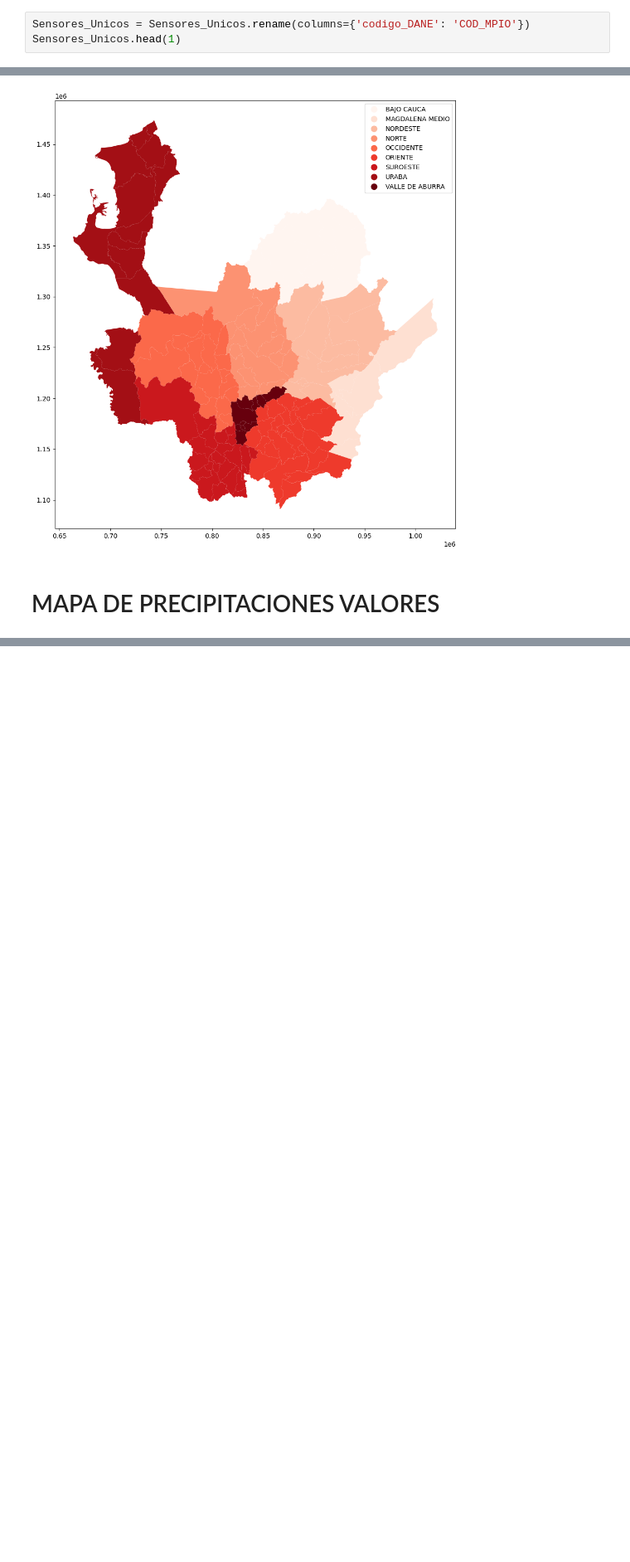
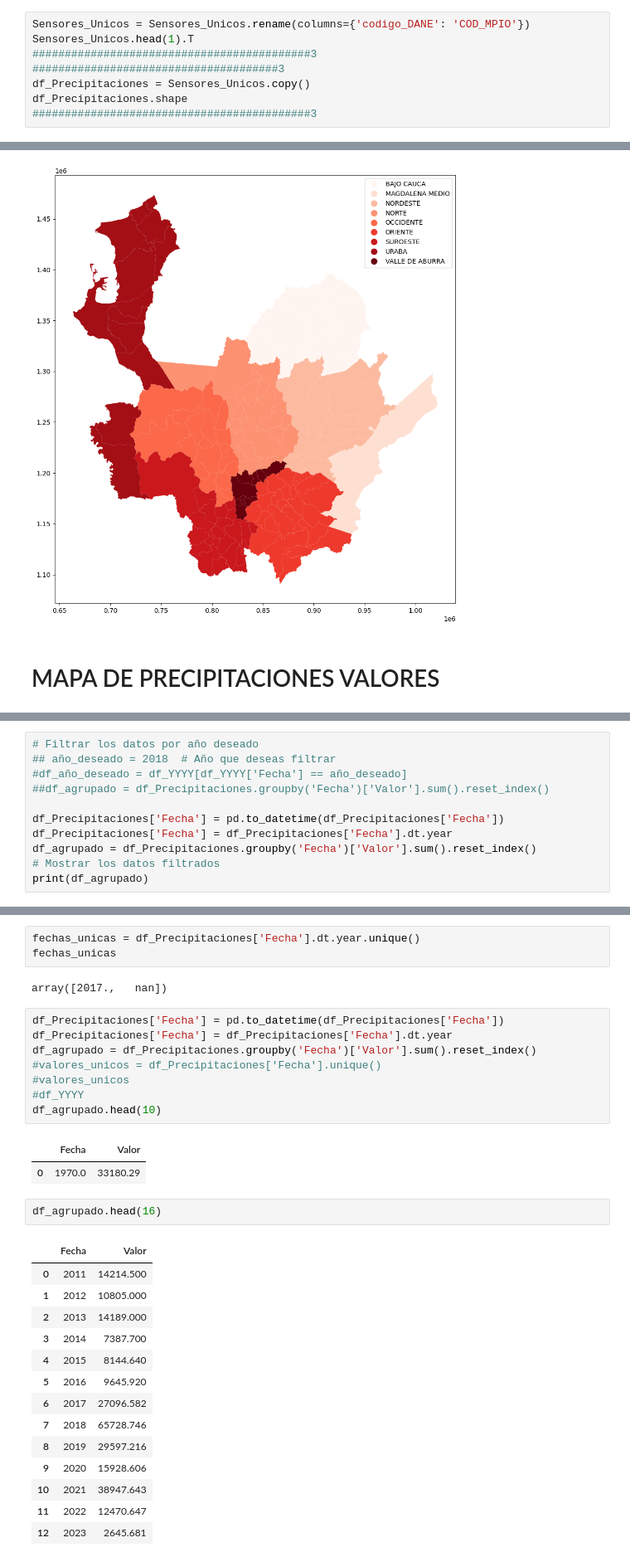
Before and after one commit to stijopa/Tesis, a Jupyter notebook: EDA_T_Sensores.ipynb, the cells around one changed output, grey strips where cells are left out. Shown at 83% size. Drawn from its saved outputs; the diff is of its cells as text; blank space fills up the shorter version.

```diff
--- a/EDA_T_Sensores.ipynb
+++ b/EDA_T_Sensores.ipynb
@@ -126,4 +143,9 @@ conteo_registros_por_ciudad = Sensores_Unicos['Municipio'].value_counts()
 # %%
 Sensores_Unicos = Sensores_Unicos.rename(columns={'codigo_DANE': 'COD_MPIO'})
-Sensores_Unicos.head(1)
+Sensores_Unicos.head(1).T
+###########################################3
+######################################3
+df_Precipitaciones = Sensores_Unicos.copy()
+df_Precipitaciones.shape
+###########################################3
 # %% [output]
@@ -145,0 +185,11 @@ mapa_con_sensores.plot(column='SUBREGION', cmap='Reds', legend=True, figsize=(20
+# %%
+# Filtrar los datos por año deseado
+## año_deseado = 2018  # Año que deseas filtrar
+#df_año_deseado = df_YYYY[df_YYYY['Fecha'] == año_deseado]
+##df_agrupado = df_Precipitaciones.groupby('Fecha')['Valor'].sum().reset_index()
+
+df_Precipitaciones['Fecha'] = pd.to_datetime(df_Precipitaciones['Fecha'])
+df_Precipitaciones['Fecha'] = df_Precipitaciones['Fecha'].dt.year
+df_agrupado = df_Precipitaciones.groupby('Fecha')['Valor'].sum().reset_index()
+# Mostrar los datos filtrados
+print(df_agrupado)
@@ -181,0 +223,33 @@ print (df_Sensores.head(10))
+# %%
+fechas_unicas = df_Precipitaciones['Fecha'].dt.year.unique()
+fechas_unicas
+# %% [output]
+array([2017.,   nan])
+# %%
+df_Precipitaciones['Fecha'] = pd.to_datetime(df_Precipitaciones['Fecha'])
+df_Precipitaciones['Fecha'] = df_Precipitaciones['Fecha'].dt.year
+df_agrupado = df_Precipitaciones.groupby('Fecha')['Valor'].sum().reset_index()
+#valores_unicos = df_Precipitaciones['Fecha'].unique()
+#valores_unicos
+#df_YYYY
+df_agrupado.head(10)
+# %% [output]
+|  | Fecha | Valor |
+| 0 | 1970.0 | 33180.29 |
+# %%
+df_agrupado.head(16)
+# %% [output]
+|  | Fecha | Valor |
+| 0 | 2011 | 14214.500 |
+| 1 | 2012 | 10805.000 |
+| 2 | 2013 | 14189.000 |
+| 3 | 2014 | 7387.700 |
+| 4 | 2015 | 8144.640 |
+| 5 | 2016 | 9645.920 |
+| 6 | 2017 | 27096.582 |
+| 7 | 2018 | 65728.746 |
+| 8 | 2019 | 29597.216 |
+| 9 | 2020 | 15928.606 |
+| 10 | 2021 | 38947.643 |
+| 11 | 2022 | 12470.647 |
+| 12 | 2023 | 2645.681 |
```
Also changed, not shown: parts of 15 cells of this notebook.
